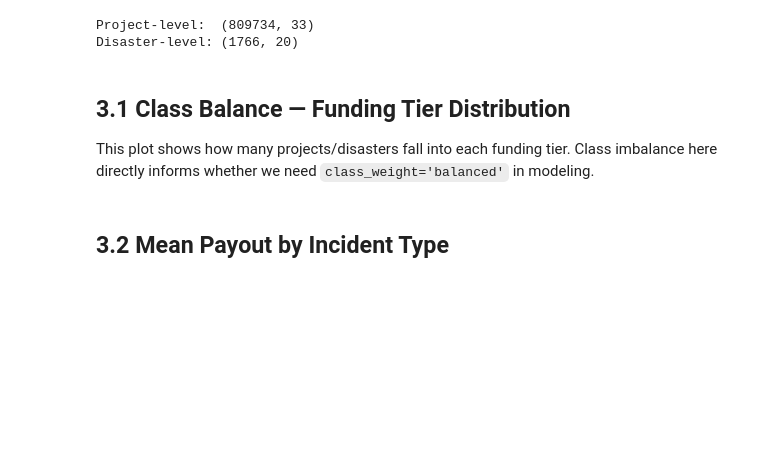
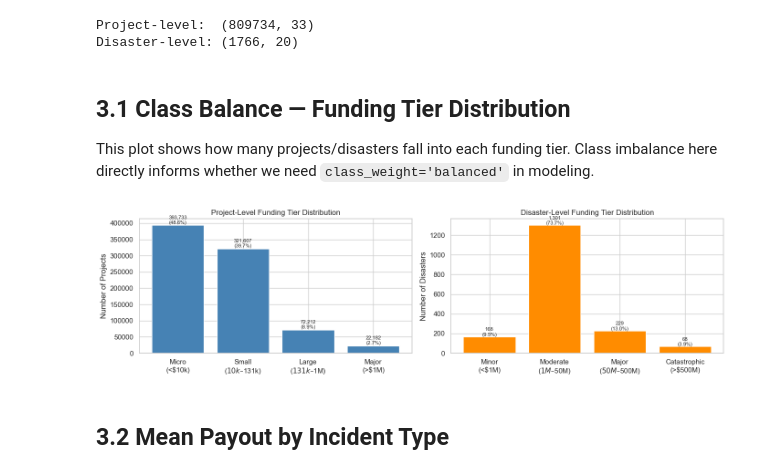
Before and after one commit to selfede/ai_final_proj, a Jupyter notebook: notebooks/03_eda.ipynb, the cells around one changed output. Saved outputs shown, nothing was run; the diff lists cells and outputs as text; code cells hidden in the pictures; blank space fills up the shorter version.

```diff
--- a/notebooks/03_eda.ipynb
+++ b/notebooks/03_eda.ipynb
@@ -21,35 +21,31 @@ Disaster-level: (1766, 20)
 This plot shows how many projects/disasters fall into each funding tier.
 Class imbalance here directly informs whether we need `class_weight='balanced'` in modeling.
 # %%
-proj_labels  = ['Micro\n(<$10k)', 'Small\n($10k–$131k)',
-                'Large\n($131k–$1M)', 'Major\n(>$1M)']
-disas_labels = ['Minor\n(<$1M)', 'Moderate\n($1M–$50M)',
-                'Major\n($50M–$500M)', 'Catastrophic\n(>$500M)']
+fig, axes = plt.subplots(1, 2, figsize=(14, 4))
 
-fig, axes = plt.subplots(1, 2, figsize=(14, 5))
+# Project-level tier distribution
+tier_labels = ['Micro\n(<$10k)', 'Small\n($10k–$131k)', 'Large\n($131k–$1M)', 'Major\n(>$1M)']
+counts_proj = proj['funding_tier'].value_counts().sort_index()
+axes[0].bar(tier_labels, counts_proj.values, color='steelblue', edgecolor='white')
+axes[0].set_title('Project-Level Funding Tier Distribution')
+axes[0].set_ylabel('Number of Projects')
+for i, v in enumerate(counts_proj.values):
+    axes[0].text(i, v + 4000, f'{v:,}\n({100*v/len(proj):.1f}%)', ha='center', fontsize=8)
 
-# Project-level
-proj_counts = proj['funding_tier'].value_counts().sort_index()
-axes[0].bar(proj_labels, proj_counts.values, color='steelblue', edgecolor='white')
-axes[0].set_title('Project-Level: Funding Tier Distribution', fontsize=13)
-axes[0].set_ylabel('Number of Projects')
-for i, v in enumerate(proj_counts.values):
-    axes[0].text(i, v + proj_counts.max()*0.01, f'{v:,}\n({100*v/len(proj):.1f}%)',
-                 ha='center', va='bottom', fontsize=9)
-
-# Disaster-level
-disas_counts = disas['funding_tier'].value_counts().sort_index()
-axes[1].bar(disas_labels, disas_counts.values, color='darkorange', edgecolor='white')
-axes[1].set_title('Disaster-Level: Funding Tier Distribution', fontsize=13)
+# Disaster-level tier distribution
+dis_labels = ['Minor\n(<$1M)', 'Moderate\n($1M–$50M)', 'Major\n($50M–$500M)', 'Catastrophic\n(>$500M)']
+counts_dis = disas['funding_tier'].value_counts().sort_index()
+axes[1].bar(dis_labels, counts_dis.values, color='darkorange', edgecolor='white')
+axes[1].set_title('Disaster-Level Funding Tier Distribution')
 axes[1].set_ylabel('Number of Disasters')
-for i, v in enumerate(disas_counts.values):
-    axes[1].text(i, v + disas_counts.max()*0.01, f'{v:,}\n({100*v/len(disas):.1f}%)',
-                 ha='center', va='bottom', fontsize=9)
+for i, v in enumerate(counts_dis.values):
+    axes[1].text(i, v + 5, f'{v:,}\n({100*v/len(disas):.1f}%)', ha='center', fontsize=8)
 
 plt.tight_layout()
 plt.savefig('../data/processed/eda_class_balance.png', dpi=150)
 plt.show()
-print('Note: Heavy class imbalance expected — most projects are Small/Micro.')
+# %% [output]
+[figure, added]
 # %% [markdown]
 ## 3.2 Mean Payout by Incident Type
 # %%
```
Also changed, not shown: parts of 4 cells of this notebook, 3 other files.
